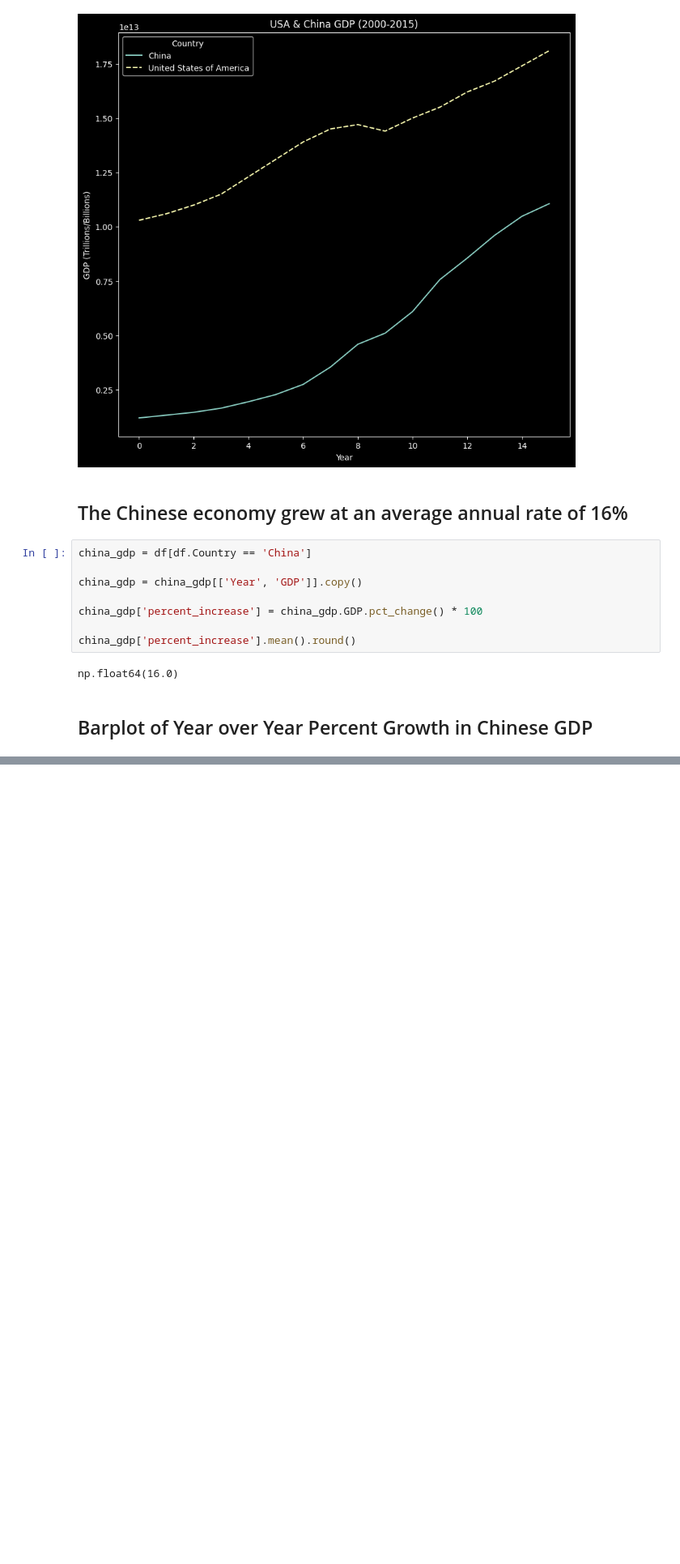
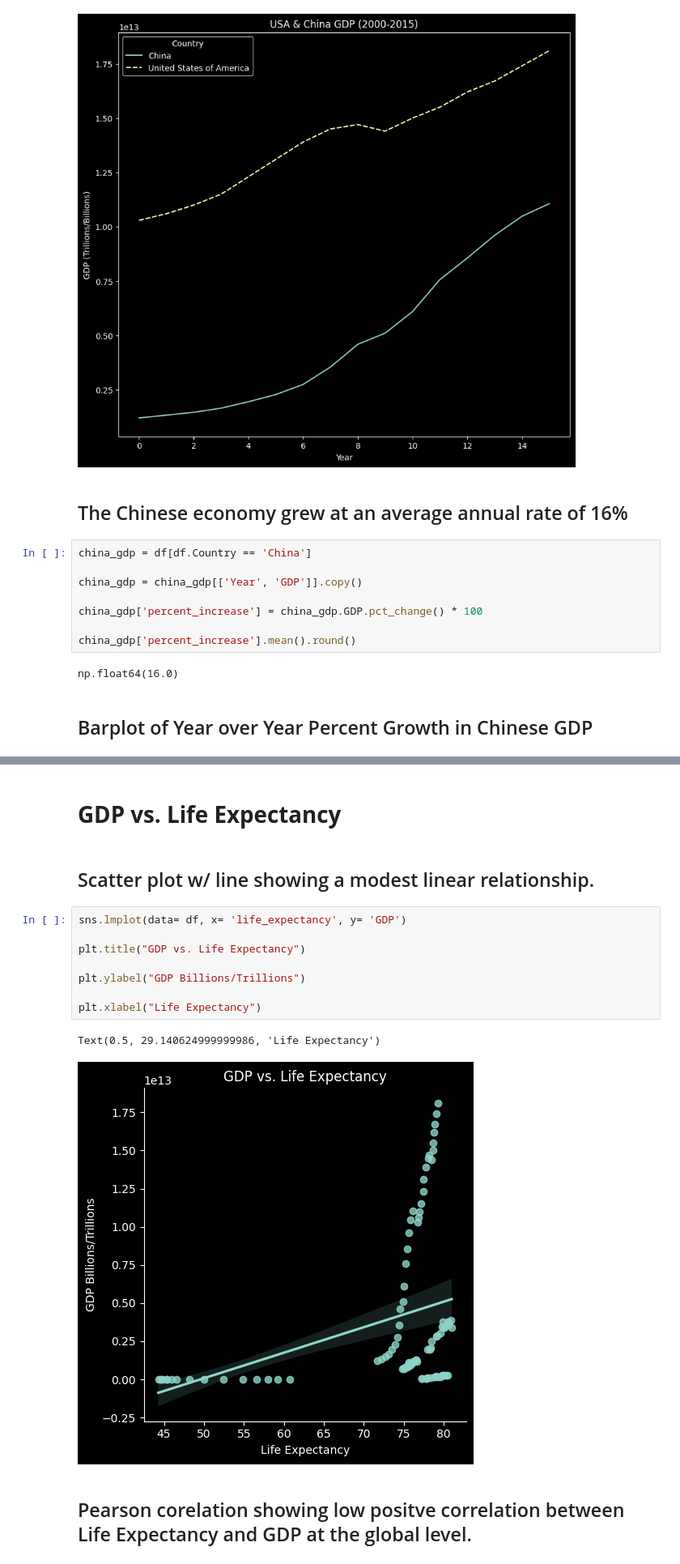
Before and after one commit to AngelChacon22/Life-Expextancy-and-GDP-Portfolio-Project, a Jupyter notebook: life_expectancy_gdp.ipynb, the cells around one changed output, grey strips where cells are left out. Shown at 81% size. Saved outputs shown, nothing was run; the diff lists cells and outputs as text; blank space fills up the shorter version.

Commit message:
GDP and Life Expectancy Compared

```diff
--- a/life_expectancy_gdp.ipynb
+++ b/life_expectancy_gdp.ipynb
@@ -619,3 +632,20 @@ plt.annotate('20.39%', xy= ('2006', 25), ha= 'center')
 # %% [output]
 Text(2006, 25, '20.39%')
 [figure]
+# %% [markdown]
+# __GDP vs. Life Expectancy__
+# %% [markdown]
+## Scatter plot w/ line showing a modest linear relationship.
+# %%
+sns.lmplot(data= df, x= 'life_expectancy', y= 'GDP')
+
+plt.title("GDP vs. Life Expectancy")
+
+plt.ylabel("GDP Billions/Trillions")
+
+plt.xlabel("Life Expectancy")
+# %% [output]
+Text(0.5, 29.140624999999986, 'Life Expectancy')
+[figure, added]
+# %% [markdown]
+## Pearson corelation showing low positve correlation between Life Expectancy and GDP at the global level.
```
Also changed, not shown: parts of 25 cells of this notebook.
